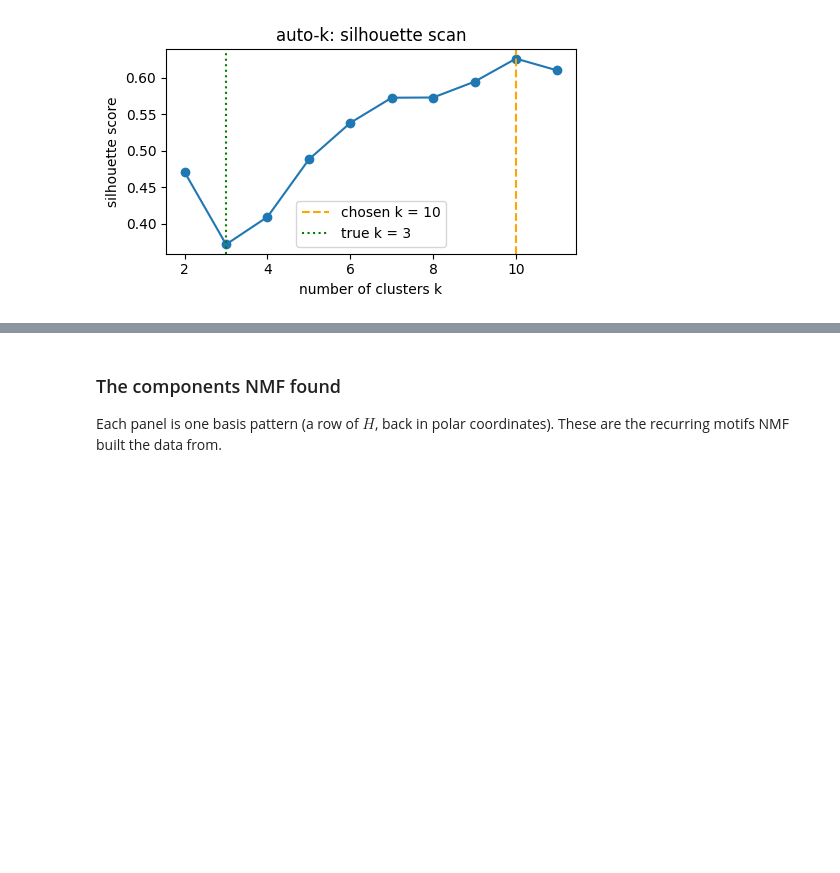
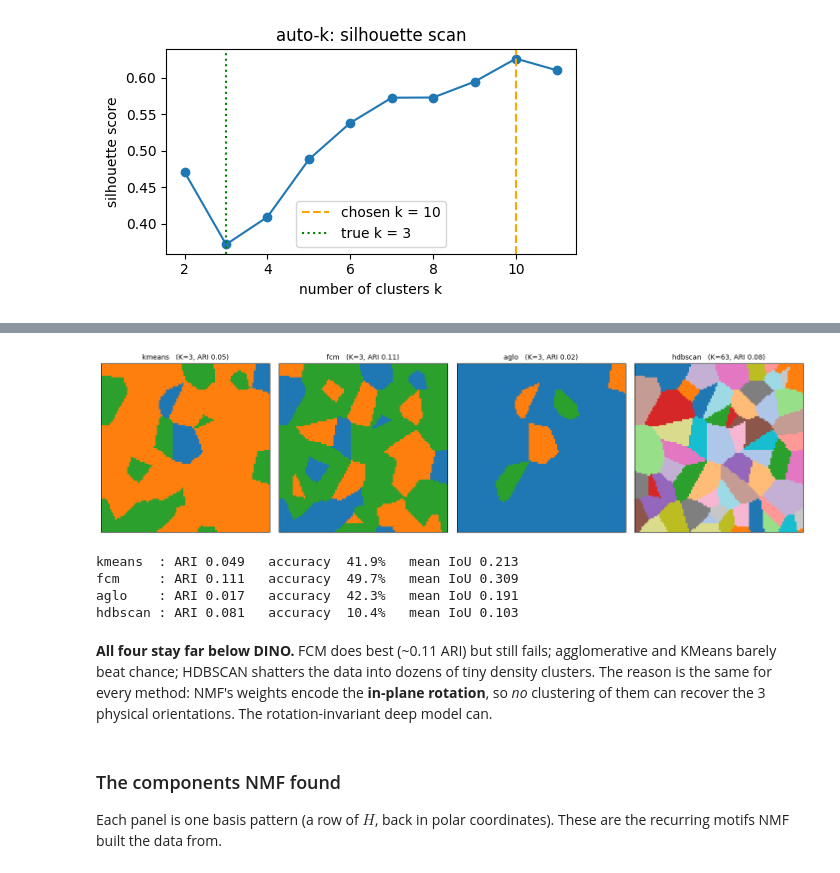
Before and after one commit to DanielKhaykelson/dino-4dstem, a Jupyter notebook: notebooks/04_NMF_kmeans.ipynb, the cells around one changed output, grey strips where cells are left out. Saved outputs shown, nothing was run; the diff lists cells and outputs as text; code cells hidden in the pictures; blank space fills up the shorter version.

```diff
--- a/notebooks/04_NMF_kmeans.ipynb
+++ b/notebooks/04_NMF_kmeans.ipynb
@@ -86,3 +92,35 @@ plt.legend(); plt.title('auto-k: silhouette scan'); plt.tight_layout(); plt.show
+# %%
+methods = ['kmeans', 'fcm', 'aglo', 'hdbscan']
+maps, scores = {}, {}
+for m in methods:
+    lab = np.asarray(nmf.cluster_W(W, m, k=3))
+    if (lab < 0).any():                       # HDBSCAN labels noise as -1
+        lab = lab.copy(); lab[lab < 0] = lab.max() + 1   # -> its own cluster
+    maps[m] = lab.reshape(Ny, Nx)
+    scores[m] = wu.align_and_score(gt, maps[m])
+
+fig, ax = plt.subplots(1, 4, figsize=(14.5, 3.7))
+for a, m in zip(ax, methods):
+    km = maps[m]; kk = int(km.max()) + 1
+    a.imshow(km, cmap=wu.class_palette(kk), interpolation='nearest')
+    a.set_title(f'{m}   (K={kk}, ARI {scores[m]["ARI"]:.2f})', fontsize=10)
+    a.set_xticks([]); a.set_yticks([])
+plt.tight_layout(); plt.show()
+
+for m in methods:
+    print(f'{m:8s}: ARI {scores[m]["ARI"]:.3f}   accuracy {scores[m]["accuracy"]*100:5.1f}%   mean IoU {scores[m]["mean_IoU"]:.3f}')
+# %% [output]
+[figure, added]
+kmeans  : ARI 0.049   accuracy  41.9%   mean IoU 0.213
+fcm     : ARI 0.111   accuracy  49.7%   mean IoU 0.309
+aglo    : ARI 0.017   accuracy  42.3%   mean IoU 0.191
+hdbscan : ARI 0.081   accuracy  10.4%   mean IoU 0.103
+# %% [markdown]
+**All four stay far below DINO.** FCM does best (~0.11 ARI) but still fails;
+agglomerative and KMeans barely beat chance; HDBSCAN shatters the data into
+dozens of tiny density clusters. The reason is the same for every method: NMF's
+weights encode the **in-plane rotation**, so *no* clustering of them can recover
+the 3 physical orientations. The rotation-invariant deep model can.
 # %% [markdown]
 ### The components NMF found
 
```
Also changed, not shown: parts of 1 cell of this notebook.
